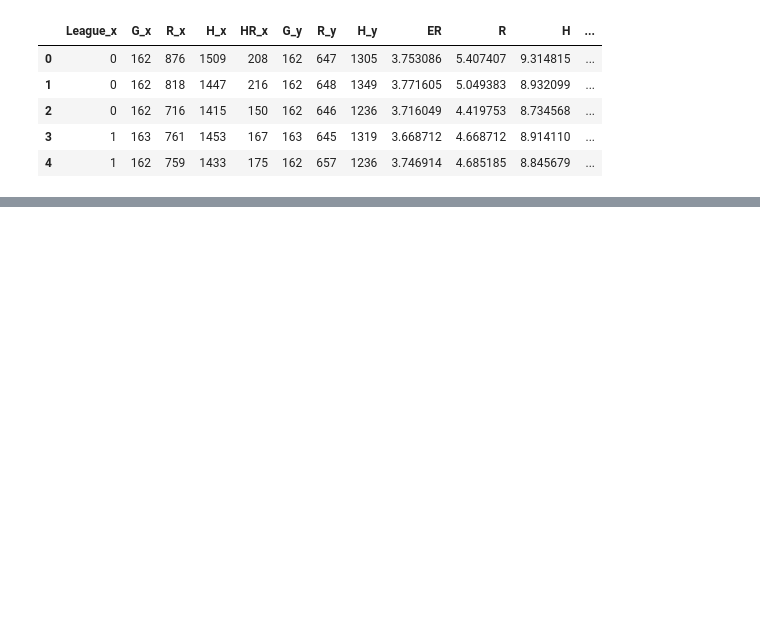
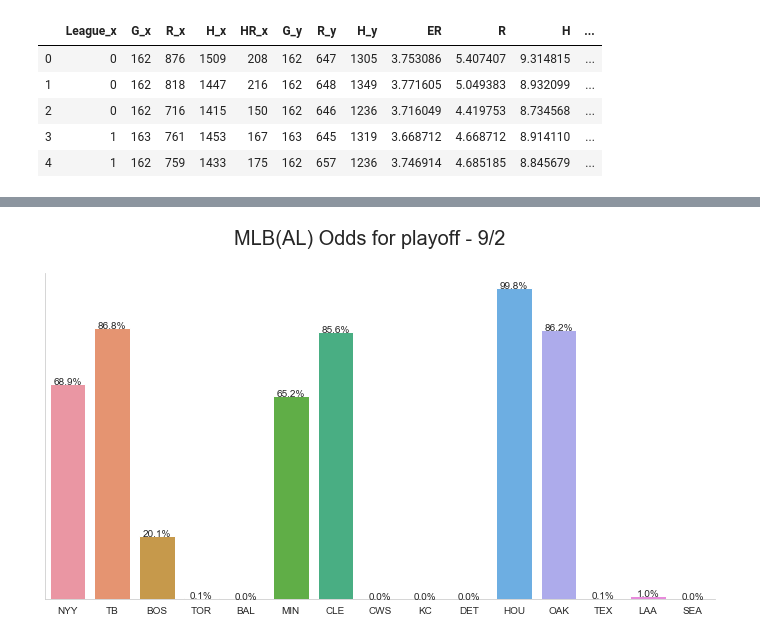
Before and after one commit to Teosoft7/predict_mlb, a Jupyter notebook: predict_MLB.ipynb, the cells around one changed output, grey strips where cells are left out. Cells and saved outputs as stored; diff of their text form; code cells hidden in the pictures; blank space fills up the shorter version.

Commit message:
add prediction with 9/2 stats

```diff
--- a/predict_MLB.ipynb
+++ b/predict_MLB.ipynb
@@ -946,0 +994,7 @@ weighted avg       0.84      0.85      0.85       114
+# %%
+# Using Gaussian Naive Bayes
+gnb_pp = Pipeline([
+    ('scaler', StandardScaler()),
+    ('classifier', GaussianNB())
+])
+gnb_pp.fit(X, y)
@@ -946,0 +1007,32 @@ weighted avg       0.84      0.85      0.85       114
+# %%
+# current(2nd of September) stat of AL/NL
+# mariners_0731 = [[.242, .763, 5.20, 1.41, .975, .686]]
+
+stat_AL_0902 = {
+    # EAST
+    'NYY': [0, .270, .828, 4.44, 1.31, .982, .696],
+    'TB':  [0, .254, .756, 3.66, 1.19, .985, .695],
+    'BOS': [0, .275, .826, 4.68, 1.37, .985, .677],
+    'TOR': [0, .236, .727, 4.71, 1.43, .984, .688],
+    'BAL': [0, .246, .721, 5.77, 1.47, .981, .692],
+
+    # CENTRAL
+    'MIN': [0, .273, .842, 4.16, 1.30, .981, .678],
+    'CLE': [0, .251, .761, 3.67, 1.21, .984, .698],
+    'CWS': [0, .255, .707, 4.96, 1.44, .979, .679],
+    'KC':  [0, .243, .704, 5.15, 1.47, .987, .678],
+    'DET': [0, .238, .682, 5.19, 1.45, .981, .677],
+
+    # WEST
+    'HOU': [0, .274, .839, 3.69, 1.14, .987, .722],
+    'OAK': [0, .249, .772, 4.06, 1.26, .986, .711],
+    'TEX': [0, .246, .748, 4.86, 1.44, .982, .677],
+    'LAA': [0, .252, .762, 5.01, 1.37, .983, .694],
+    'SEA': [0, .241, .756, 5.04, 1.39, .977, .689],
+}
+# %%
+al_predicts = {}
+for team, value in stat_AL_0902.items():
+    proba = gnb_pp.predict_proba([value])[0][1]*100
+    al_predicts[team] = proba
+    print(f'{team} :  {proba:.3}%')
@@ -946,0 +1055,4 @@ weighted avg       0.84      0.85      0.85       114
+# %%
+draw_bar_chart(al_predicts, 'MLB(AL) Odds for playoff - 9/2')
+# %% [output]
+[figure, added]
```
Also changed, not shown: parts of 27 cells of this notebook, 2 other files.
